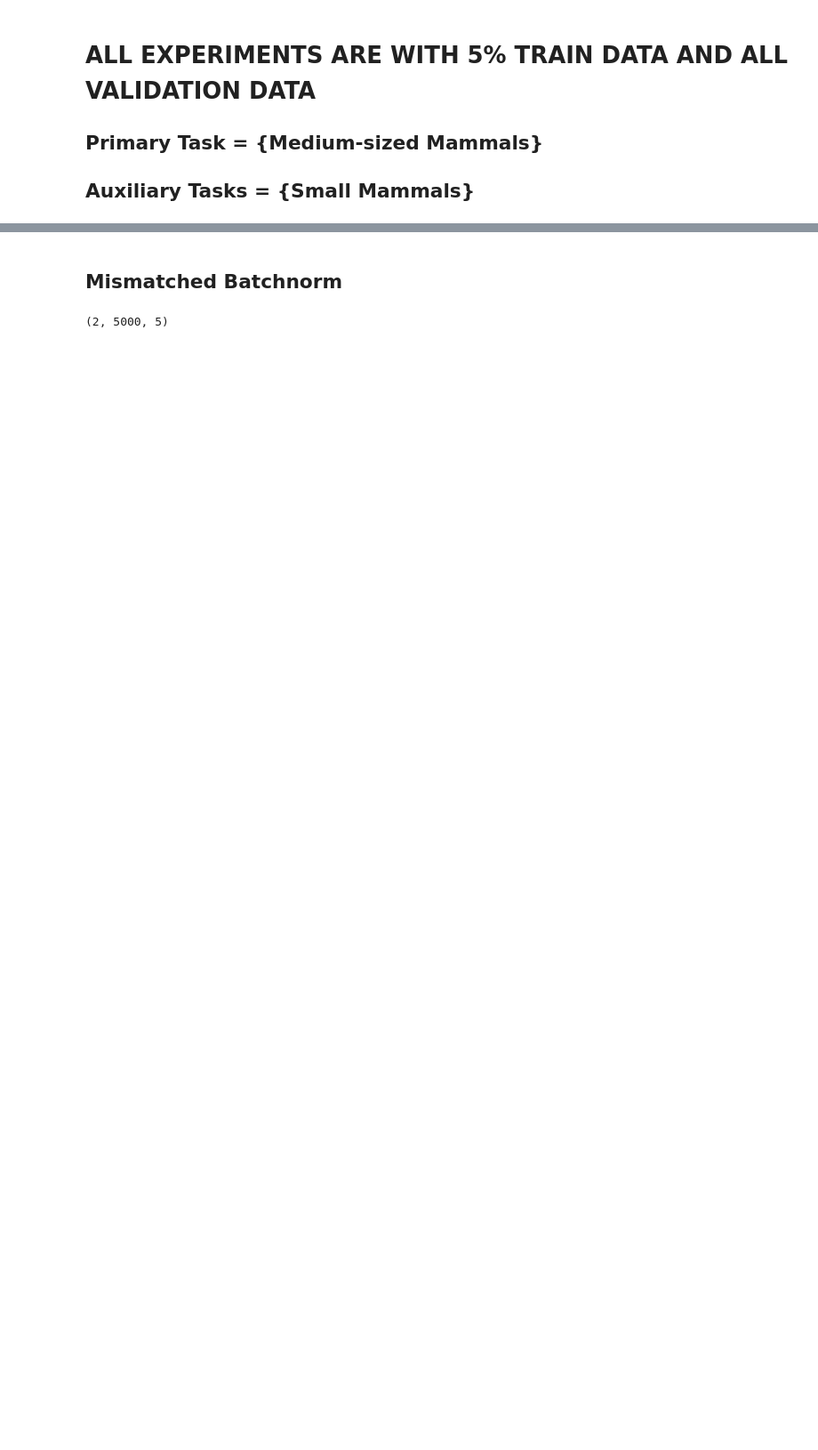
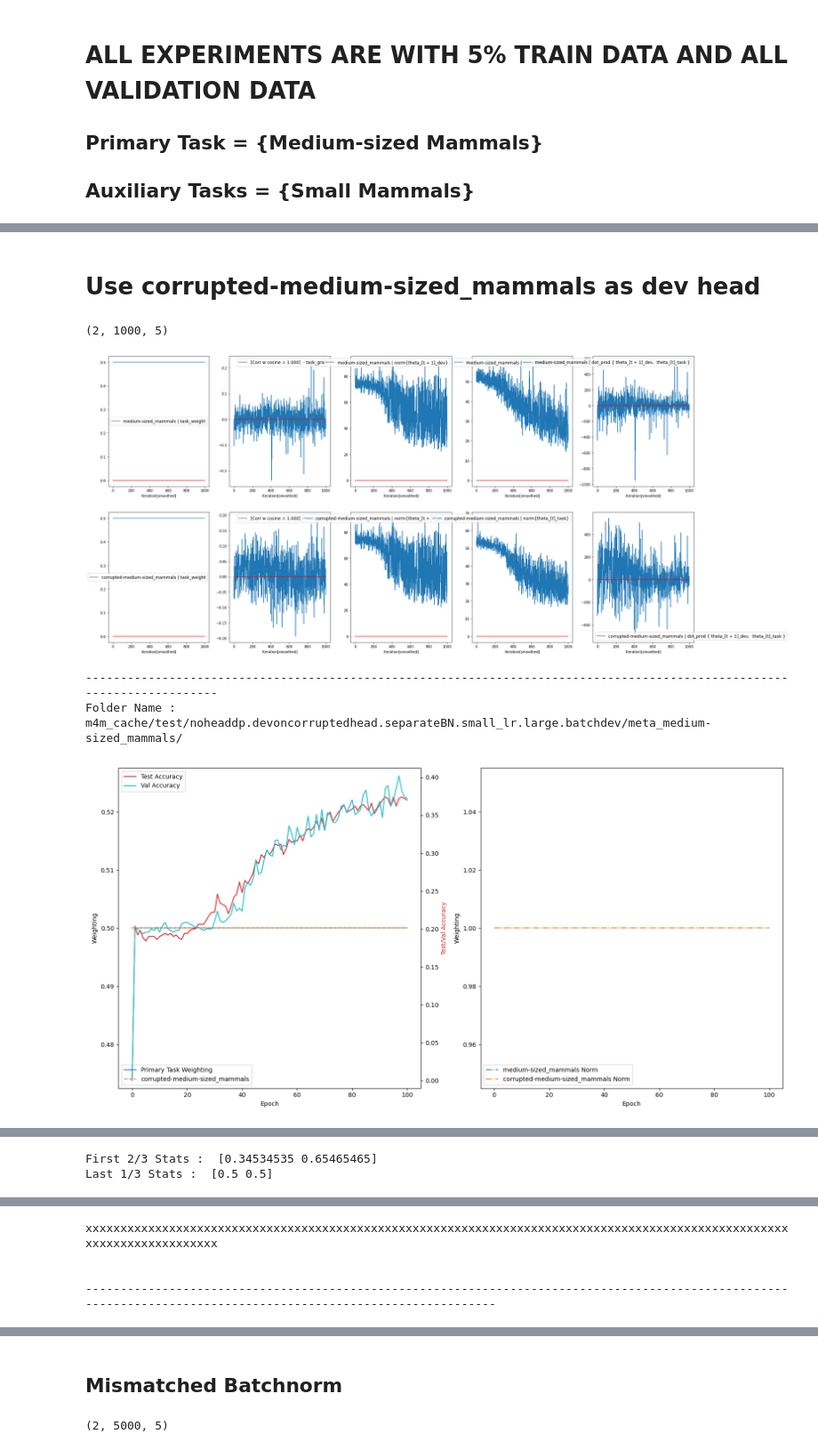
Before and after one commit to ldery/metalearning-for-multitask-pretraining, a Jupyter notebook: small_data_explore.ipynb, the cells around one changed output, grey strips where cells are left out. Shown at 89% size. Drawn from its saved outputs; the diff is of its cells as text; code cells hidden in the pictures; blank space fills up the shorter version.

```diff
--- a/small_data_explore.ipynb
+++ b/small_data_explore.ipynb
@@ -11,0 +40,16 @@ from utils import *
+# %% [markdown]
+# Use corrupted-medium-sized_mammals as dev head #
+# %%
+large_lr = 'm4m_cache/test/noheaddp.devoncorruptedhead.separateBN.small_lr.large.batchdev/meta_medium-sized_mammals/0/weight_stats.pkl'
+_ = vis_file(large_lr, smooth_factor=1)
+
+print('--'*60)
+
+fldrs = glob('m4m_cache/test/noheaddp.devoncorruptedhead.separateBN.small_lr.large.batchdev/meta_medium-sized_mammals/')
+display_fldr(fldrs[0], inner_key='0')
+# %% [output]
+(2, 1000, 5)
+[figure, added]
+------------------------------------------------------------------------------------------------------------------------
+Folder Name :  m4m_cache/test/noheaddp.devoncorruptedhead.separateBN.small_lr.large.batchdev/meta_medium-sized_mammals/
+[figure, added]
@@ -11,0 +57,2 @@ from utils import *
+First 2/3 Stats :  [0.34534535 0.65465465]
+Last 1/3 Stats :  [0.5 0.5]
@@ -11,0 +60,4 @@ from utils import *
+xxxxxxxxxxxxxxxxxxxxxxxxxxxxxxxxxxxxxxxxxxxxxxxxxxxxxxxxxxxxxxxxxxxxxxxxxxxxxxxxxxxxxxxxxxxxxxxxxxxxxxxxxxxxxxxxxxxxxxxx
+
+
+----------------------------------------------------------------------------------------------------------------------------------------------------------------
```
Also changed, not shown: parts of 8 cells of this notebook.
